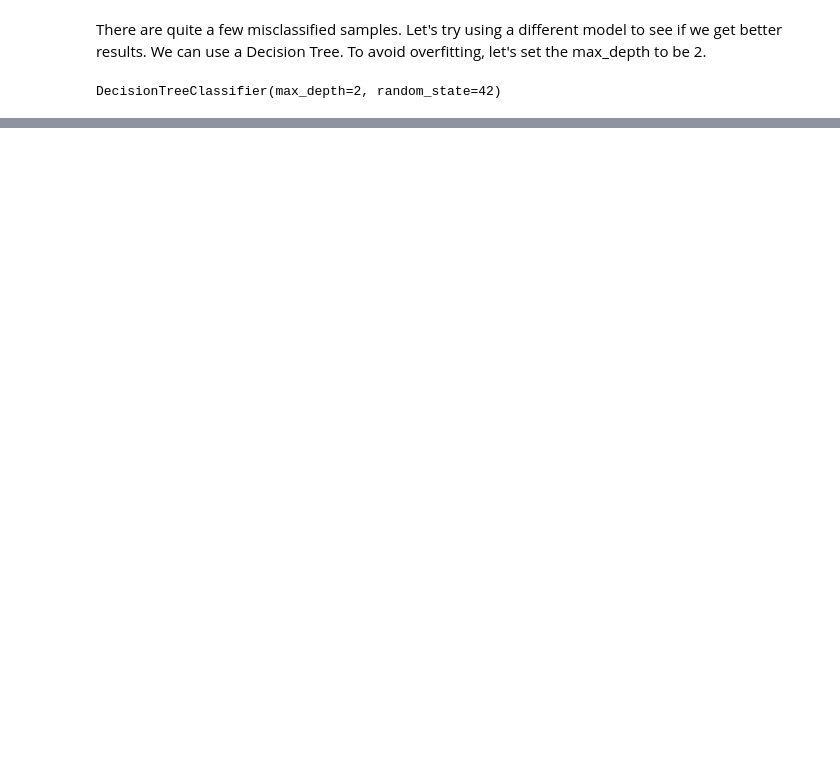
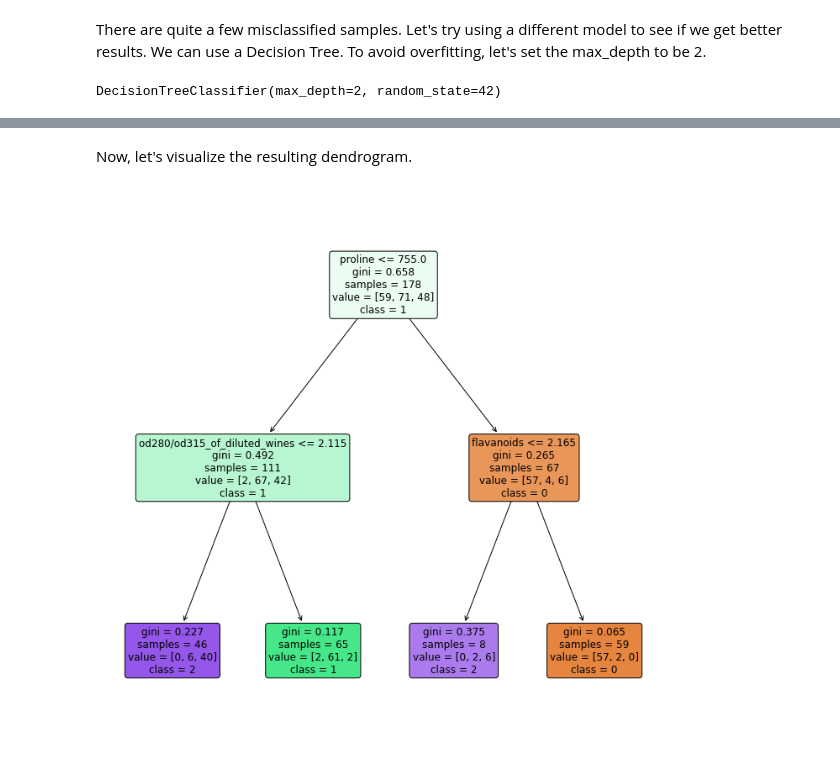
Before and after one commit to ahaldankar-vt/ahaldankar-vt.github.io, a Jupyter notebook: SampleBlog/posts/classification/index.ipynb, the cells around one changed output, grey strips where cells are left out. Drawn from its saved outputs; the diff is of its cells as text; code cells hidden in the pictures; blank space fills up the shorter version.

Commit message:
Finished with decision tree classifier and classification blog

```diff
--- a/SampleBlog/posts/classification/index.ipynb
+++ b/SampleBlog/posts/classification/index.ipynb
@@ -217,0 +183,20 @@ ExecutableNotFound: failed to execute PosixPath('dot'), make sure the Graphviz e
+# %% [markdown]
+Now, let's visualize the resulting dendrogram.
+# %%
+from sklearn.tree import export_graphviz
+import matplotlib.pyplot as plt
+from pathlib import Path
+
+#Define the class labels.
+class_labels_str = [str(elem) for elem in set(y)]
+wine_classes = np.array(class_labels_str)
+
+plt.figure(figsize=(12,12))
+
+
+dendro = sklearn.tree.plot_tree(tree_clf, filled=True, rounded=True, feature_names=wine_dataset.feature_names,
+                                class_names=wine_classes, fontsize=12)
+
+plt.show()
+# %% [output]
+[figure, added]
```
Also changed, not shown: parts of 11 cells of this notebook, 1 other file.
